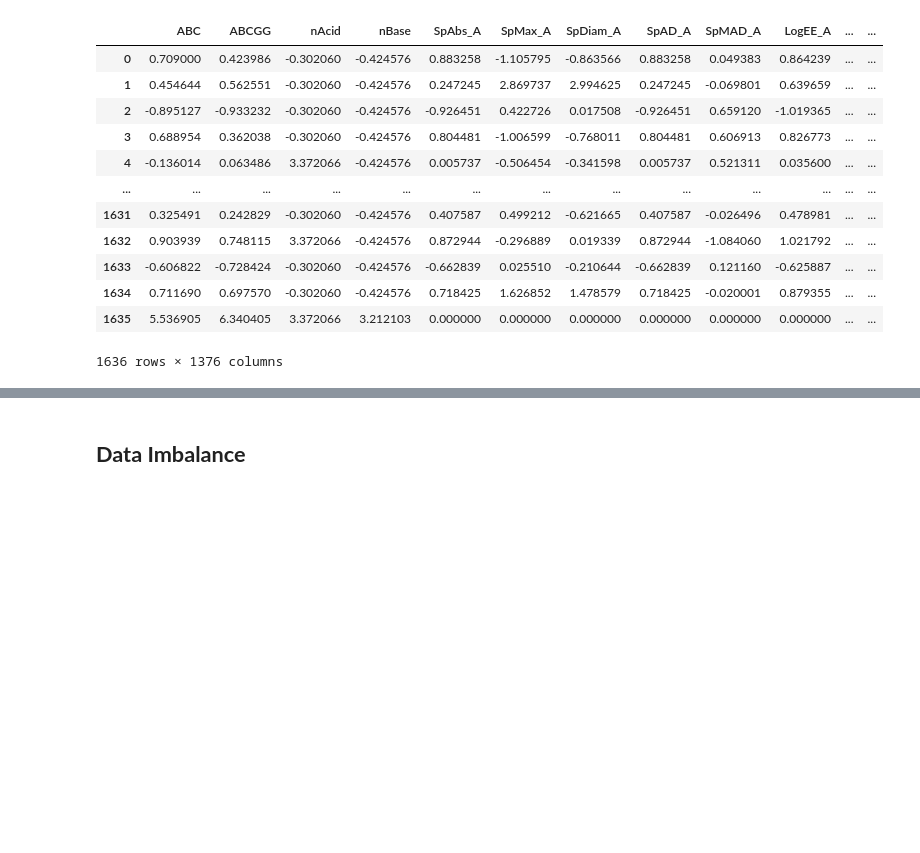
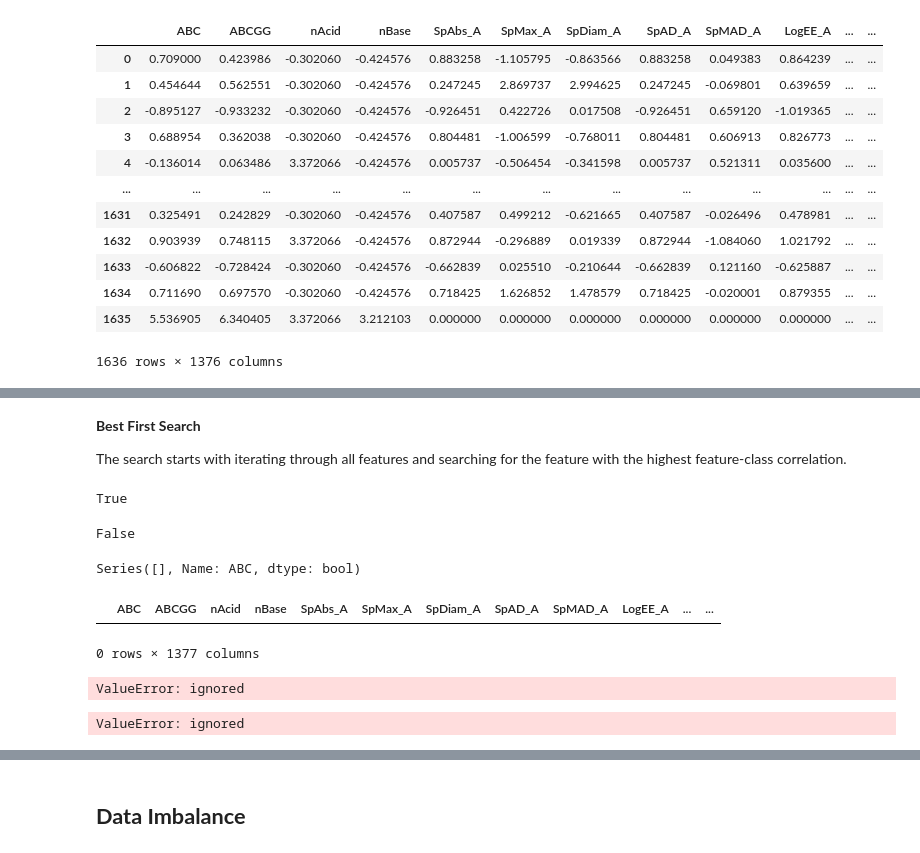
Before and after one commit to EugeneLamptey/VP16, a Jupyter notebook: feature_engineering_with_mordred.ipynb, the cells around one changed output, grey strips where cells are left out. Drawn from its saved outputs; the diff is of its cells as text; code cells hidden in the pictures; blank space fills up the shorter version.

```diff
--- a/feature_engineering_with_mordred.ipynb
+++ b/feature_engineering_with_mordred.ipynb
@@ -384,0 +326,16 @@ plt.show()
+# %%
+# Preprocessing pipeline
+
+from sklearn.pipeline import Pipeline
+
+from sklearn.impute import SimpleImputer
+from sklearn.preprocessing import StandardScaler
+# from sklearn.impute import KNNImputer
+
+
+preprocessor = Pipeline([
+              ("Imputation", SimpleImputer(strategy = "mean")),
+              ("Scaling", StandardScaler())
+])
+
+preprocessor.fit(X_train)
@@ -384,0 +344,3 @@ plt.show()
+# %%
+X_train = pd.DataFrame(preprocessor.transform(X_train), columns = X_train.columns)
+X_train
@@ -451,0 +425,5 @@ explore.corr()
+# %%
+df = X_train_var.copy()
+label = "Activity"
+df[label] = y_train
+df
@@ -451,0 +473,46 @@ explore.corr()
+# %% [markdown]
+**Best First Search**
+
+The search starts with iterating through all features and searching for the feature with the highest feature-class correlation.
+# %%
+np.isfinite(df[features[0]]).all()
+# %% [output]
+True
+# %%
+np.isfinite(df[label]).all()
+# %% [output]
+False
+# %%
+np.isinf(df[features[0]])[np.isinf(df[features[0]]) == True]
+# %% [output]
+Series([], Name: ABC, dtype: bool)
+# %%
+
+# Check for infinite values in the label column
+is_inf = np.isinf(df[label])
+
+# Identify the rows with infinite values
+rows_with_inf = df[is_inf]
+rows_with_inf
+# %% [output]
+|  | ABC | ABCGG | nAcid | nBase | SpAbs_A | SpMax_A | SpDiam_A | SpAD_A | SpMAD_A | LogEE_A | ... | ... |
+0 rows × 1377 columns
+# %%
+pointbiserialr(df[label], df[features[0]] )
+# %% [output]
+ValueError: ignored
+# %%
+best_value = -1
+best_feature = ''
+
+#This code gets the highest correlated feature(i.e., between the feature and the class label)
+for feature in features:
+    coeff = pointbiserialr(df[label], df[feature] )
+    abs_coeff = abs( coeff.correlation )  #gets the absolute coefficient of class and feature
+    if abs_coeff > best_value:
+        best_value = abs_coeff
+        best_feature = feature
+
+print("Feature %s with merit %.4f"%(best_feature, best_value))
+# %% [output]
+ValueError: ignored
```
Also changed, not shown: parts of 49 cells of this notebook, 1 other file.
